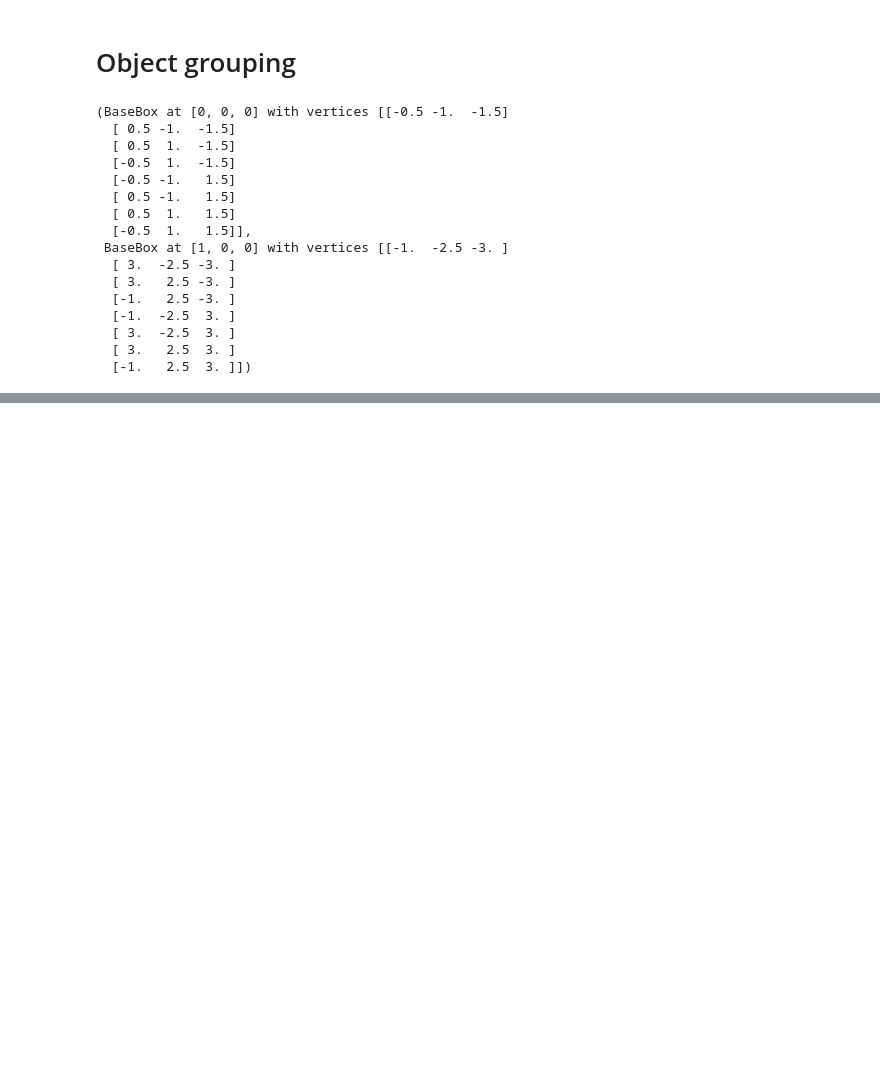
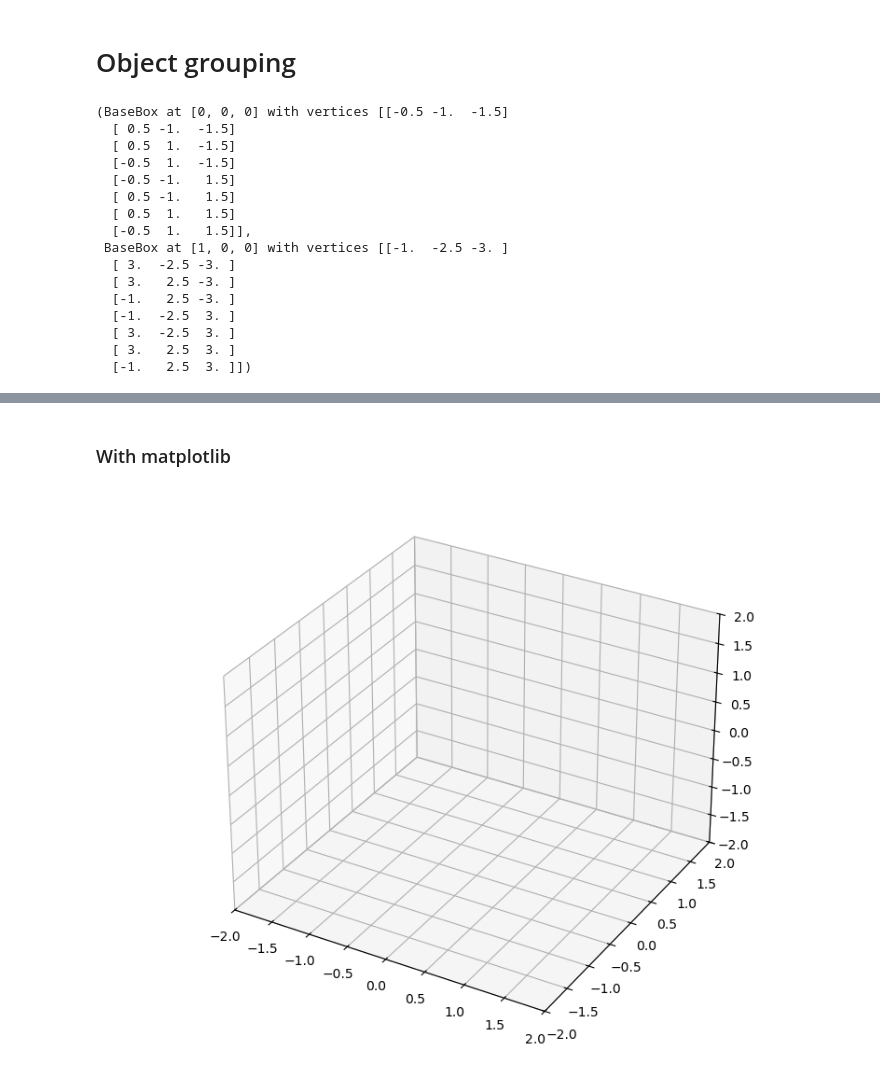
Before and after one commit to asteppke/minigeo, a Jupyter notebook: examples/geometry_examples_matplotlib.ipynb, the cells around one changed output, grey strips where cells are left out. Saved outputs shown, nothing was run; the diff lists cells and outputs as text; code cells hidden in the pictures; blank space fills up the shorter version.

```diff
--- a/examples/geometry_examples_matplotlib.ipynb
+++ b/examples/geometry_examples_matplotlib.ipynb
@@ -225,0 +226,21 @@ Transform().translate([1,0,0]) @ g
+# %% [markdown]
+### With matplotlib
+# %%
+fig = plt.figure(figsize=(8, 6), constrained_layout=True)
+ax = fig.add_subplot(111, projection="3d", computed_zorder=False,)
+
+ax.set_xlim((-2, 2))
+ax.set_ylim((-2, 2))
+ax.set_zlim((-2, 2))
+
+center = [0, 0, 0]
+radius = 0.5
+height = 2
+cylinder = mgeo.MplCylinder(ax, center, (radius, height), color="C2", draw=False)
+
+center = [1, 0, 0]
+radius = 0.5
+height = 2
+cylinder2 = mgeo.MplCylinder(ax, center, (radius, height), color="C3", draw=False)
+# %% [output]
+[figure, added]
```
Also changed, not shown: parts of 5 cells of this notebook, 1 other file.
